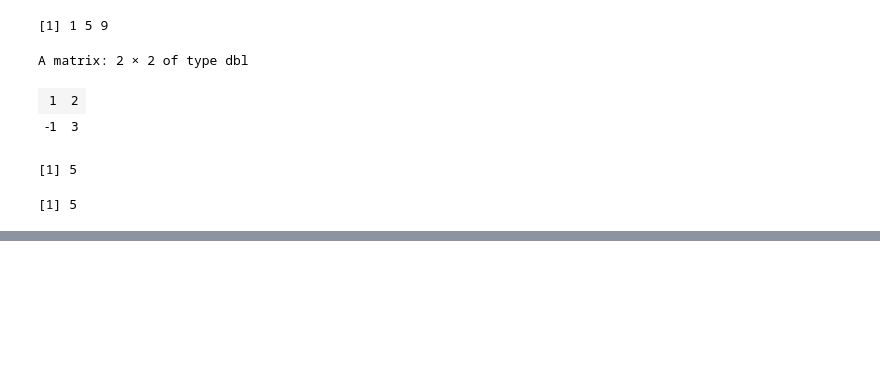
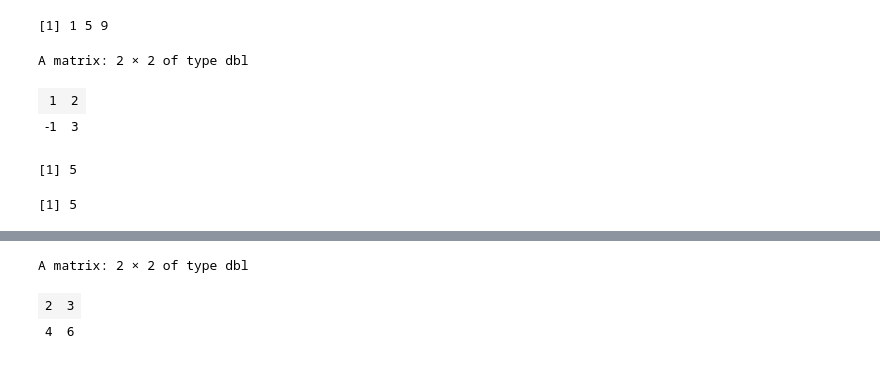
Before and after one commit to gyujin0450/RPRG, a Jupyter notebook: p124_주요내장함수.ipynb, the cells around one changed output, grey strips where cells are left out. Cells and saved outputs as stored; diff of their text form; code cells hidden in the pictures; blank space fills up the shorter version.

```diff
--- a/p124_주요내장함수.ipynb
+++ b/p124_주요내장함수.ipynb
@@ -416,0 +438,8 @@ det(x) # 내장함수
+# %%
+y <- matrix(c(2,4,3,6), nrow=2)
+y
+# solve(y) # D = 0으로 역행렬이 존재하지 않음
+# %% [output]
+A matrix: 2 × 2 of type dbl
+| 2 | 3 |
+| 4 | 6 |
```
Also changed, not shown: parts of 4 cells of this notebook.
